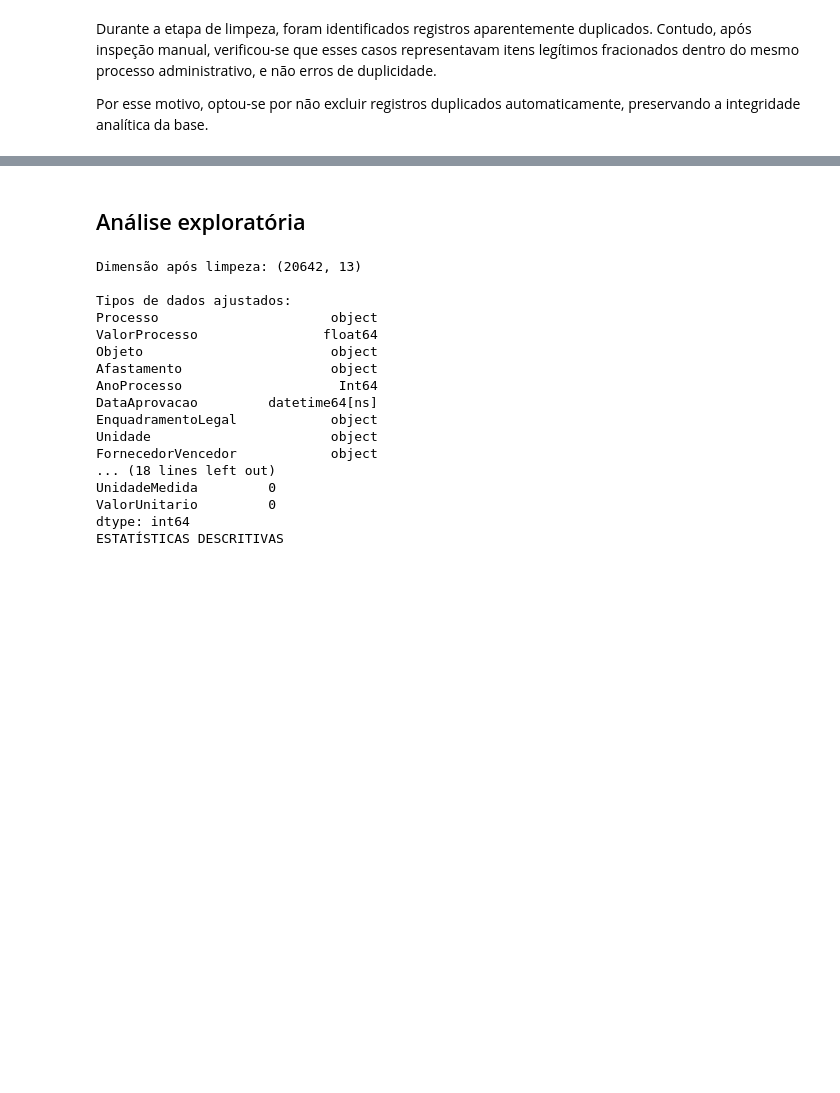
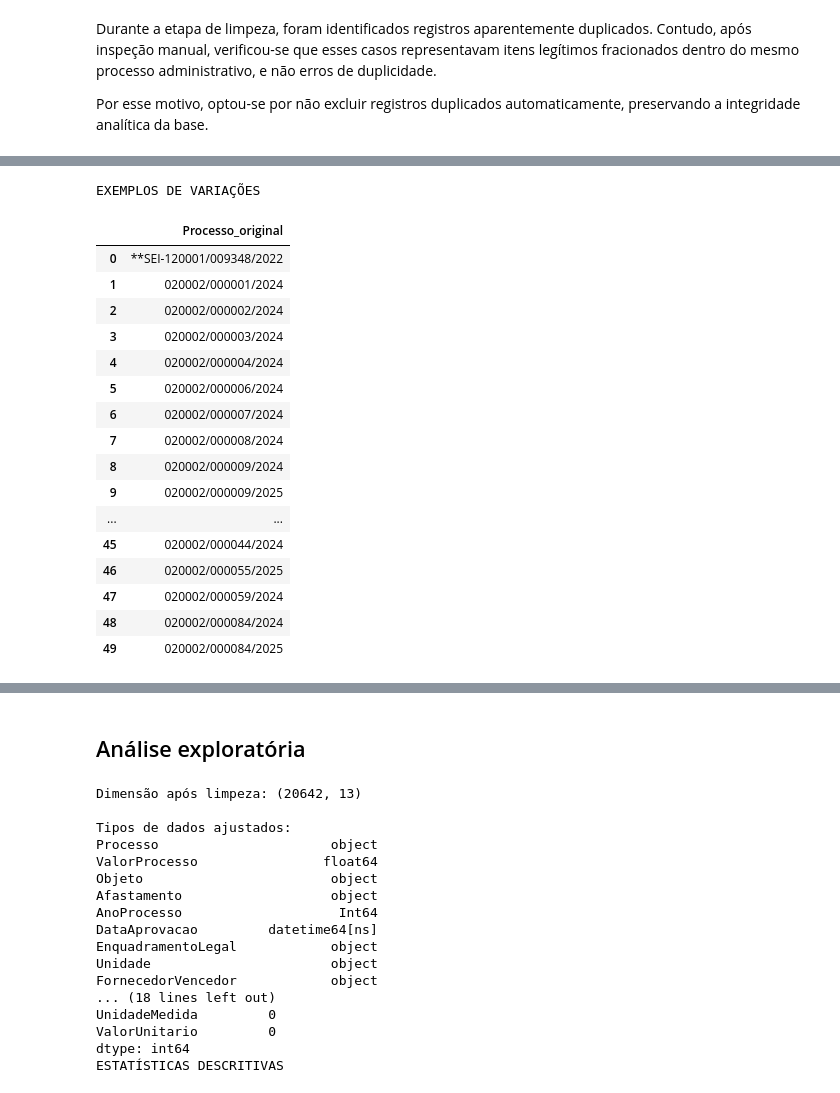
Before and after one commit to marcelonicolays/tcc_compras_diretas, a Jupyter notebook: codigo/ETL_TCC_compras_diretas.ipynb, the cells around one changed output, grey strips where cells are left out. Cells and saved outputs as stored; diff of their text form; code cells hidden in the pictures; blank space fills up the shorter version.

```diff
--- a/codigo/ETL_TCC_compras_diretas.ipynb
+++ b/codigo/ETL_TCC_compras_diretas.ipynb
@@ -363,0 +676,62 @@ Por esse motivo, optou-se por não excluir registros duplicados automaticamente,
+# %%
+# VERIFICAÇÃO DAS VARIAÇÕES DO PREFIXO SEI
+
+verificacao_sei = df_limpo[['Processo']].copy()
+
+verificacao_sei['Processo_original'] = (
+    verificacao_sei['Processo'].astype('string')
+)
+
+# Retira espaços externos para análise
+verificacao_sei['Processo_analise'] = (
+    verificacao_sei['Processo_original'].str.strip()
+)
+
+# Identifica registros que começam com SEI, independentemente
+# de maiúsculas/minúsculas e de caracteres anteriores simples
+verificacao_sei['Prefixo_SEI'] = (
+    verificacao_sei['Processo_analise']
+    .str.extract(r'(?i)(SEI)', expand=False)
+)
+
+# Classifica a apresentação do prefixo
+verificacao_sei['Variacao_SEI'] = 'Sem prefixo SEI identificado'
+
+verificacao_sei.loc[
+    verificacao_sei['Processo_analise'].str.match(
+        r'^SEI-', case=False, na=False
+    ),
+    'Variacao_SEI'
+] = 'SEI com hífen'
+
+verificacao_sei.loc[
+    verificacao_sei['Processo_analise'].str.match(
+        r'^SEI\s', case=False, na=False
+    ),
+    'Variacao_SEI'
+] = 'SEI com espaço'
+
+verificacao_sei.loc[
+    verificacao_sei['Processo_analise'].str.match(
+        r'^\*\*SEI', case=False, na=False
+    ),
+    'Variacao_SEI'
+] = 'SEI com caracteres adicionais'
+
+print('DISTRIBUIÇÃO DAS VARIAÇÕES')
+display(
+    verificacao_sei['Variacao_SEI']
+    .value_counts()
+    .to_frame('Quantidade')
+)
+
+print('EXEMPLOS DE VARIAÇÕES')
+display(
+    verificacao_sei[
+        verificacao_sei['Variacao_SEI'] !=
+        'SEI com hífen'
+    ]['Processo_original']
+    .drop_duplicates()
+    .head(50)
+)
+# %% [output]
@@ -363,0 +745,18 @@ Por esse motivo, optou-se por não excluir registros duplicados automaticamente,
+EXEMPLOS DE VARIAÇÕES
+|  | Processo_original |
+| 0 | **SEI-120001/009348/2022 |
+| 1 | 020002/000001/2024 |
+| 2 | 020002/000002/2024 |
+| 3 | 020002/000003/2024 |
+| 4 | 020002/000004/2024 |
+| 5 | 020002/000006/2024 |
+| 6 | 020002/000007/2024 |
+| 7 | 020002/000008/2024 |
+| 8 | 020002/000009/2024 |
+| 9 | 020002/000009/2025 |
+| ... | ... |
+| 45 | 020002/000044/2024 |
+| 46 | 020002/000055/2025 |
+| 47 | 020002/000059/2024 |
+| 48 | 020002/000084/2024 |
+| 49 | 020002/000084/2025 |
```
Also changed, not shown: parts of 10 cells of this notebook.
